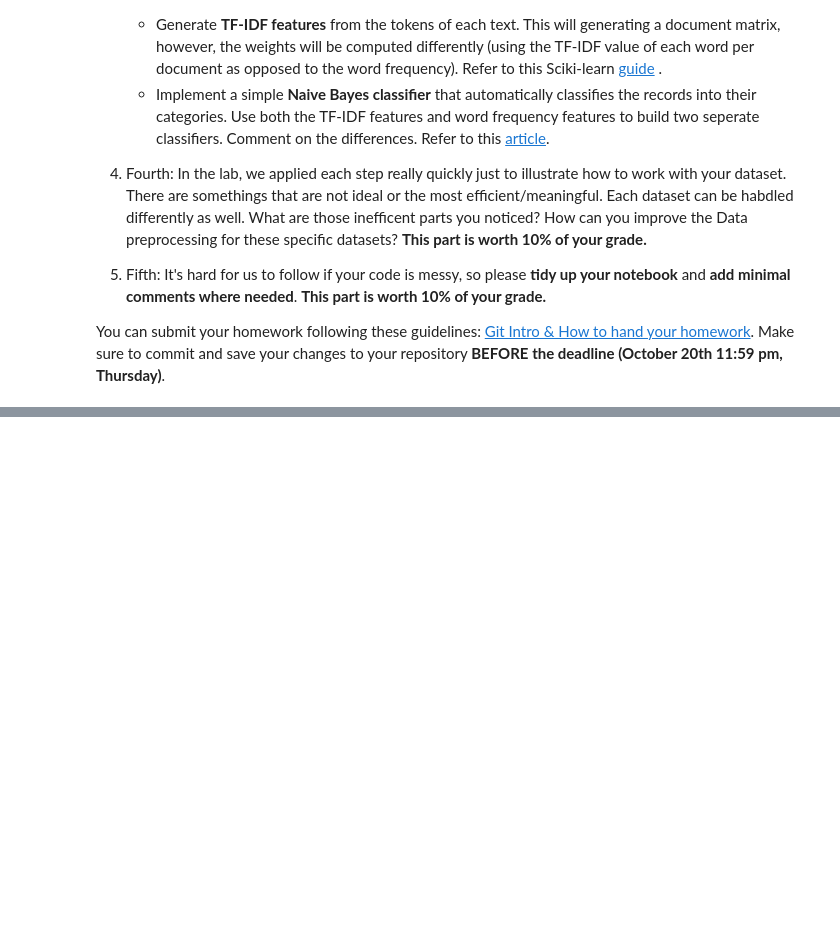
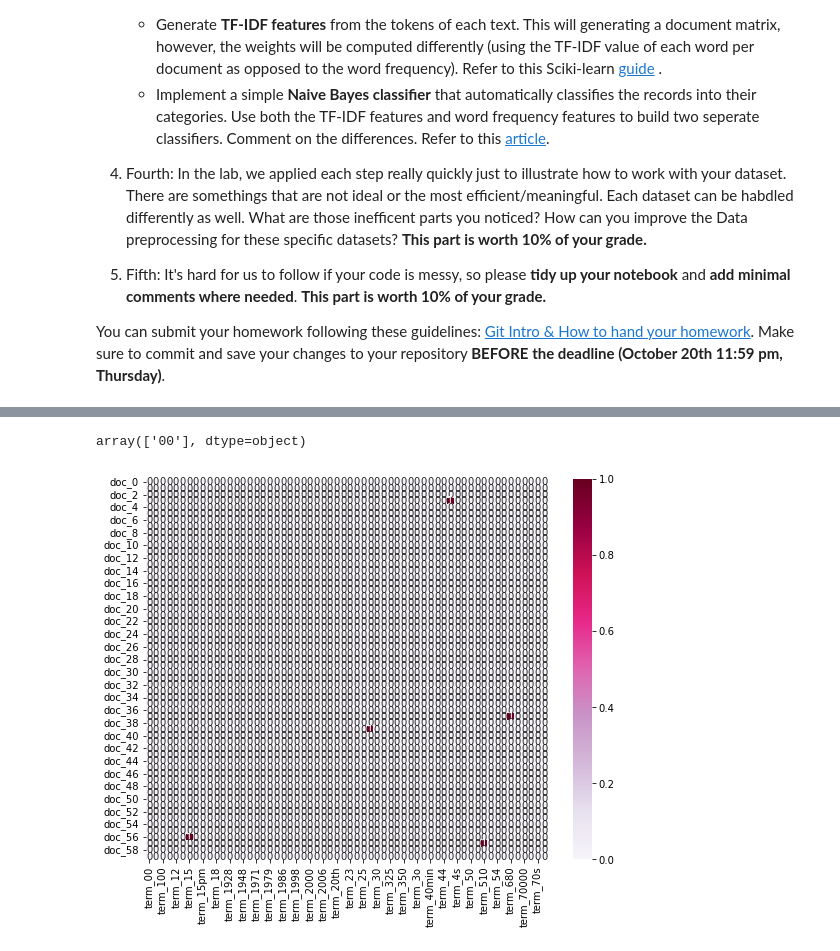
Before and after one commit to SmithZhang0413/DM2022-Lab1-Homework, a Jupyter notebook: DM2022-Lab1-Homework.ipynb, the cells around one changed output, grey strips where cells are left out. Cells and saved outputs as stored; diff of their text form; code cells hidden in the pictures; blank space fills up the shorter version.

```diff
--- a/DM2022-Lab1-Homework.ipynb
+++ b/DM2022-Lab1-Homework.ipynb
@@ -37,0 +166,4 @@ Assignment 2
+# %%
+#Feature Creation
+Data['unigrams'] = Data['content'].apply(lambda x: dmh.tokenize_text(x))
+Data[0:4]["unigrams"]
@@ -37,0 +176,6 @@ Assignment 2
+# %%
+#Feature subset Selection
+count_vect = CountVectorizer()
+Data_counts = count_vect.fit_transform(Data.content)
+print(Data_counts.shape)
+Data_counts[0:5, 0:100].toarray()
@@ -37,0 +201,15 @@ Assignment 2
+# %%
+count_vect.get_feature_names_out()[0:1]
+# %% [output]
+array(['00'], dtype=object)
+# %%
+plot_x = ["term_"+str(i) for i in count_vect.get_feature_names_out()[0:60]]
+plot_y = ["doc_"+ str(i) for i in list(X.index)[0:60]]
+plot_z = Data_counts[0:60, 0:60].toarray()
+df_todraw = pd.DataFrame(plot_z, columns = plot_x, index = plot_y)
+plt.subplots(figsize=(9, 7))
+ax = sns.heatmap(df_todraw,
+                 cmap="PuRd",
+                 vmin=0, vmax=1, annot=True)
+# %% [output]
+[figure, added]
```
Also changed, not shown: parts of 30 cells of this notebook, 9 other files.
